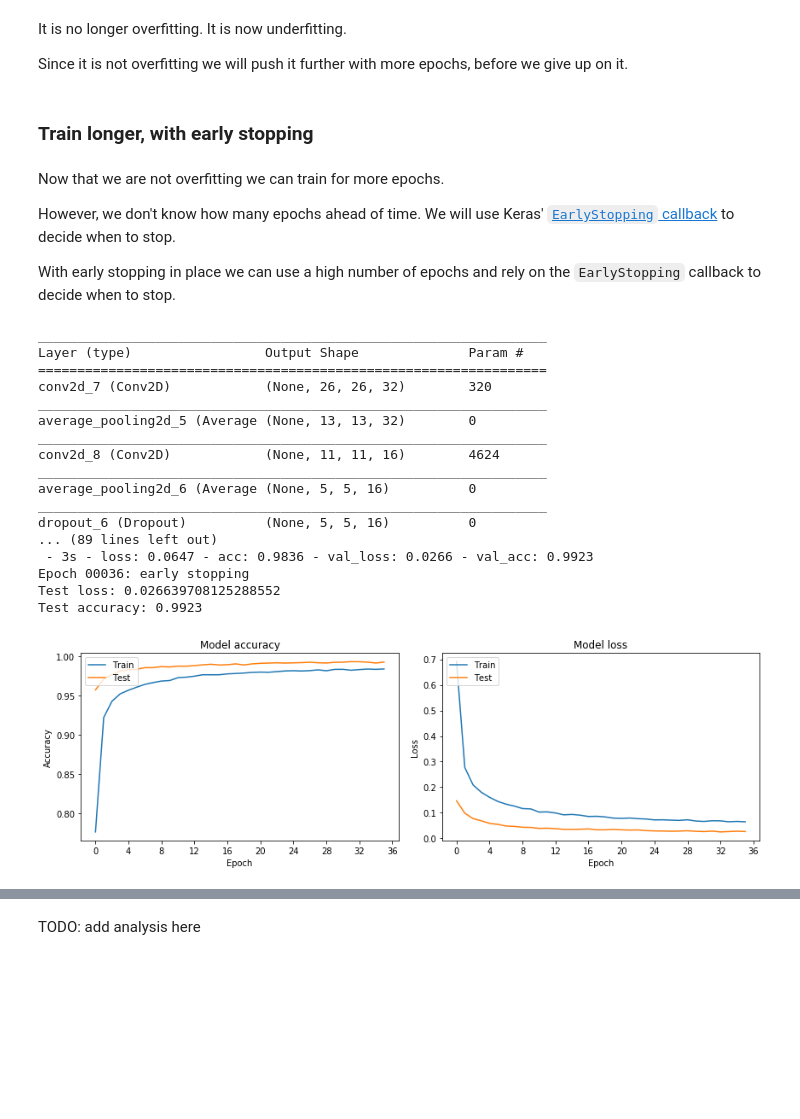
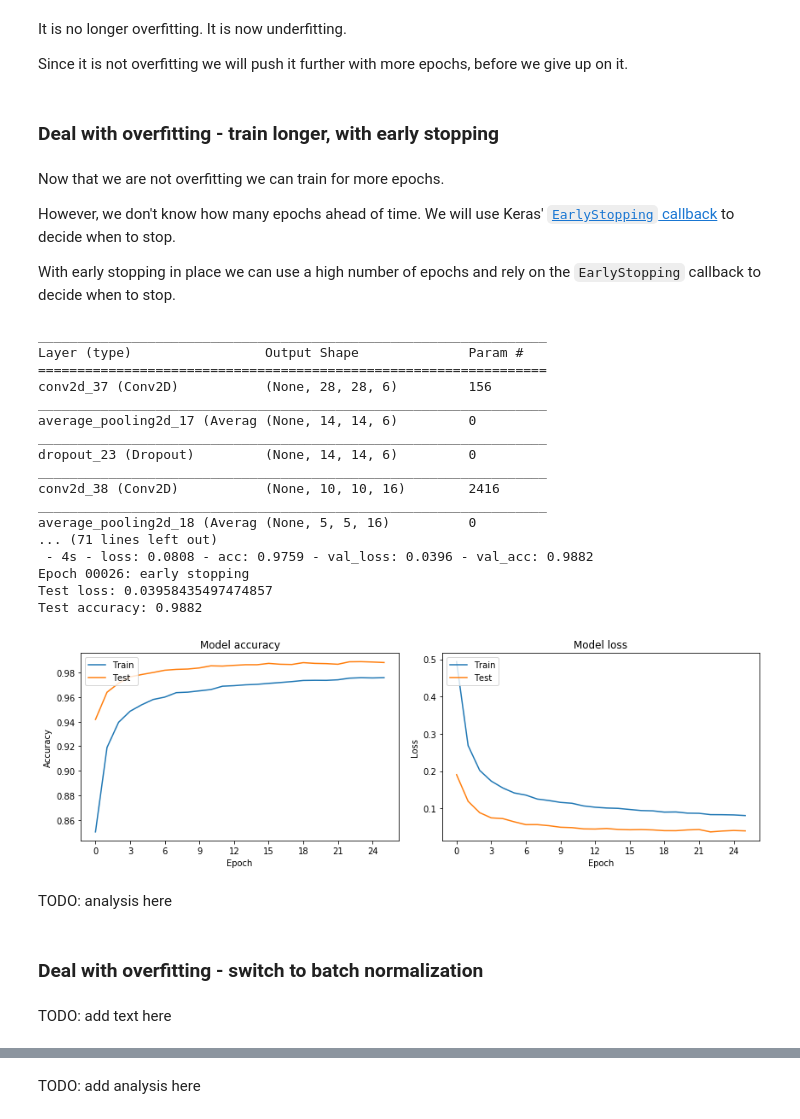
Before and after one commit to fau-masters-collected-works-cgarbin/cap6618-computer-vision, a Jupyter notebook: module5/CAP6618_PP3_final_cgarbin.ipynb, the cells around one changed output, grey strips where cells are left out. Drawn from its saved outputs; the diff is of its cells as text; code cells hidden in the pictures; blank space fills up the shorter version.

```diff
--- a/module5/CAP6618_PP3_final_cgarbin.ipynb
+++ b/module5/CAP6618_PP3_final_cgarbin.ipynb
@@ -280,26 +289,26 @@ To try to get more accuracy out of this network we will add dropout layers to fi
 # %%
 # based on https://colab.research.google.com/drive/1CVm50PGE4vhtB5I_a_yc4h5F-itKOVL9
 
-from keras.layers import AveragePooling2D
+DROPOUT_RATE_CONV = 0.25
+DROPOUT_RATE_DENSE = 0.5
 
 def get_lenet_like_model_with_dropout():
     model = Sequential()
-    model.add(Conv2D(32, kernel_size=(3, 3),
-                     activation='relu',
-                     input_shape=input_shape))
-    model.add(AveragePooling2D())
-    model.add(Conv2D(16, (3, 3), activation='relu'))
-    model.add(AveragePooling2D())
-    model.add(Dropout(0.25))
+    model.add(Conv2D(6, kernel_size=(5, 5), strides=(1, 1), activation='tanh', input_shape=input_shape, padding='same'))
+    model.add(AveragePooling2D(pool_size=(2, 2), strides=(2, 2), padding='valid'))
+    model.add(Dropout(DROPOUT_RATE_CONV))
+    model.add(Conv2D(16, kernel_size=(5, 5), strides=(1, 1), activation='tanh', padding='valid'))
+    model.add(AveragePooling2D(pool_size=(2, 2), strides=(2, 2), padding='valid'))
+    model.add(Dropout(DROPOUT_RATE_CONV))
+    model.add(Conv2D(120, kernel_size=(5, 5), strides=(1, 1), activation='tanh', padding='valid'))
+    model.add(Dropout(DROPOUT_RATE_CONV))
     model.add(Flatten())
-    model.add(Dense(units=120, activation='relu'))
-    model.add(Dropout(0.5))
-    model.add(Dense(units=84, activation='relu'))
-    model.add(Dropout(0.5))
-    model.add(Dense(units=NUM_CLASSES, activation = 'softmax'))
+    model.add(Dense(84, activation='tanh'))
+    model.add(Dropout(DROPOUT_RATE_DENSE))
+    model.add(Dense(units=NUM_CLASSES, activation='softmax'))
 
     model.compile(loss=keras.losses.categorical_crossentropy,
-                  optimizer=keras.optimizers.Adadelta(),
+                  optimizer=Adadelta(),
                   metrics=['accuracy'])
 
     return model
@@ -329,7 +338,7 @@ It is no longer overfitting. It is now underfitting.
 
 Since it is not overfitting we will push it further with more epochs, before we give up on it.
 # %% [markdown]
-### Train longer, with early stopping
+### Deal with overfitting - train longer, with early stopping
 # %% [markdown]
 Now that we are not overfitting we can train for more epochs.
 
@@ -343,25 +352,31 @@ callbacks = [EarlyStopping(monitor='val_loss', patience=3, verbose=2)]
 # Keras 2.2.3 has a new parameter: restore_best_weights. It would improve results a bit.
 # FAU HPC is running Keras 2.1.x
 # %%
-model_lenet_like_early_stopping = train_validate_analyze(get_lenet_like_model_with_dropout,
+model_lenet_like_dropout_early_stopping = train_validate_analyze(get_lenet_like_model_with_dropout,
                                                          'lenet-like-with-dropout-early-stopping', batch_size=128,
                                                          epochs=100, verbose=2, callbacks=callbacks)
 # %% [output]
 _________________________________________________________________
 Layer (type)                 Output Shape              Param #
 =================================================================
-conv2d_7 (Conv2D)            (None, 26, 26, 32)        320
+conv2d_37 (Conv2D)           (None, 28, 28, 6)         156
 _________________________________________________________________
-average_pooling2d_5 (Average (None, 13, 13, 32)        0
+average_pooling2d_17 (Averag (None, 14, 14, 6)         0
 _________________________________________________________________
-conv2d_8 (Conv2D)            (None, 11, 11, 16)        4624
+dropout_23 (Dropout)         (None, 14, 14, 6)         0
 _________________________________________________________________
-average_pooling2d_6 (Average (None, 5, 5, 16)          0
+conv2d_38 (Conv2D)           (None, 10, 10, 16)        2416
 _________________________________________________________________
-dropout_6 (Dropout)          (None, 5, 5, 16)          0
-... (89 lines left out)
- - 3s - loss: 0.0647 - acc: 0.9836 - val_loss: 0.0266 - val_acc: 0.9923
-Epoch 00036: early stopping
-Test loss: 0.026639708125288552
-Test accuracy: 0.9923
+average_pooling2d_18 (Averag (None, 5, 5, 16)          0
+... (71 lines left out)
+ - 4s - loss: 0.0808 - acc: 0.9759 - val_loss: 0.0396 - val_acc: 0.9882
+Epoch 00026: early stopping
+Test loss: 0.03958435497474857
+Test accuracy: 0.9882
-[figure, old version]
+[figure, new version]
+# %% [markdown]
+TODO: analysis here
+# %% [markdown]
+### Deal with overfitting - switch to batch normalization
+# %% [markdown]
+TODO: add text here
```
Also changed, not shown: parts of 25 cells of this notebook.
